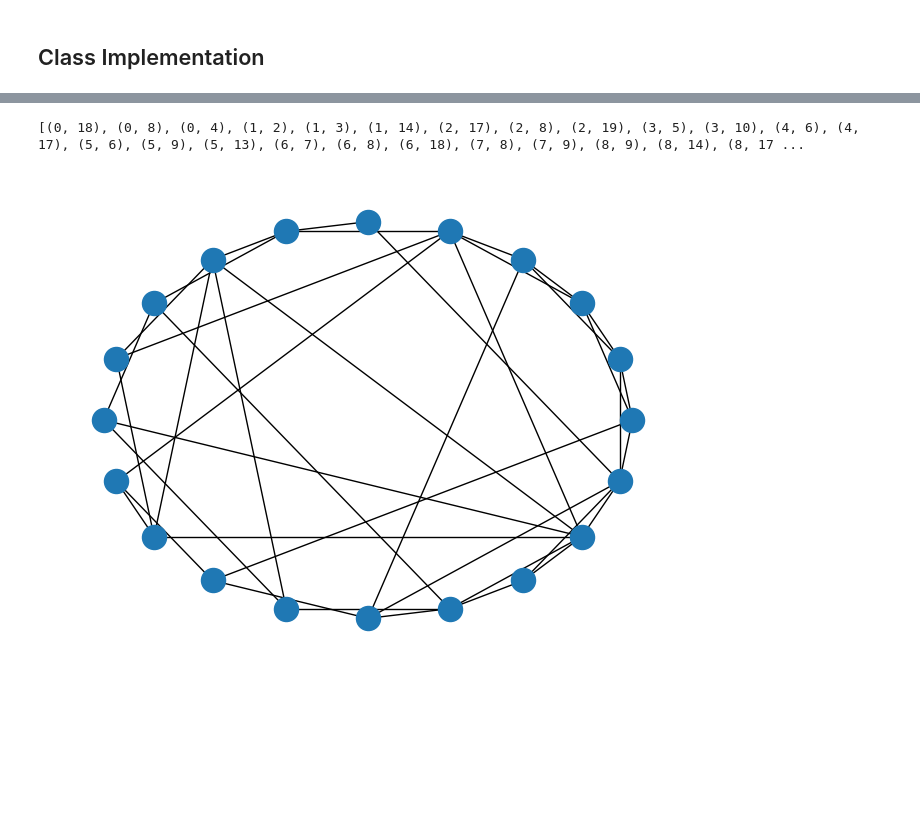
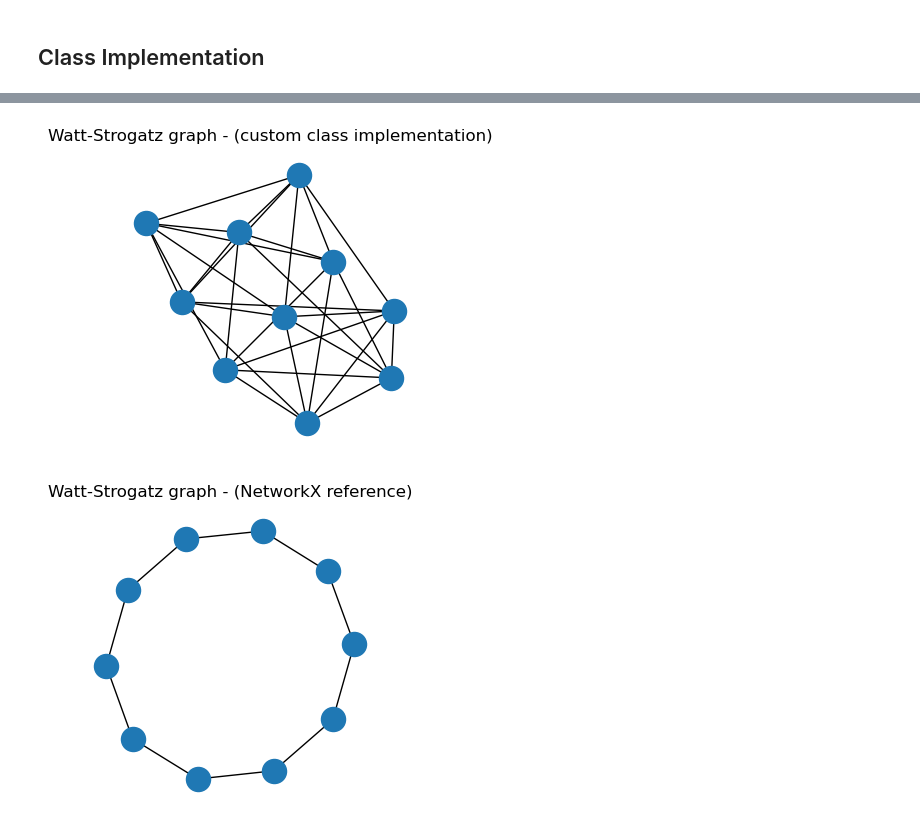
Before and after one commit to kaledgar/CplxNtwrk2023, a Jupyter notebook: CplxNtwrks3/list3_notebook.ipynb, the cells around one changed output, grey strips where cells are left out. Saved outputs shown, nothing was run; the diff lists cells and outputs as text; code cells hidden in the pictures; blank space fills up the shorter version.

```diff
--- a/CplxNtwrks3/list3_notebook.ipynb
+++ b/CplxNtwrks3/list3_notebook.ipynb
@@ -226,10 +271,20 @@ print(x.edges)
 # %%
+#Graph class method
 ws = Graph()
-ws.wattsStrogatz1(20, 4, 0.4)
+ws.wattStrogatz(10, 2, 0)
 
-y = ws.toNetworkx()
-print(y.edges)
-nx.draw(y, pos=nx.shell_layout(y))
+plt.figure(figsize=(3, 3))
+nx.draw(y)
+plt.title('Watt-Strogatz graph - (custom class implementation)')
+plt.show()
+
+#networkX impkementation for reference
+nx_reference = nx.watts_strogatz_graph(10, 2, 0)
+
+plt.figure(figsize=(3, 3))
+nx.draw(nx_reference)
+plt.title('Watt-Strogatz graph - (NetworkX reference)')
+plt.show()
 # %% [output]
-[(0, 18), (0, 8), (0, 4), (1, 2), (1, 3), (1, 14), (2, 17), (2, 8), (2, 19), (3, 5), (3, 10), (4, 6), (4, 17), (5, 6), (5, 9), (5, 13), (6, 7), (6, 8), (6, 18), (7, 8), (7, 9), (8, 9), (8, 14), (8, 17 ...
-[figure, old version]
+[figure, new version]
+[figure, added]
```
Also changed, not shown: parts of 17 cells of this notebook, 4 other files.
